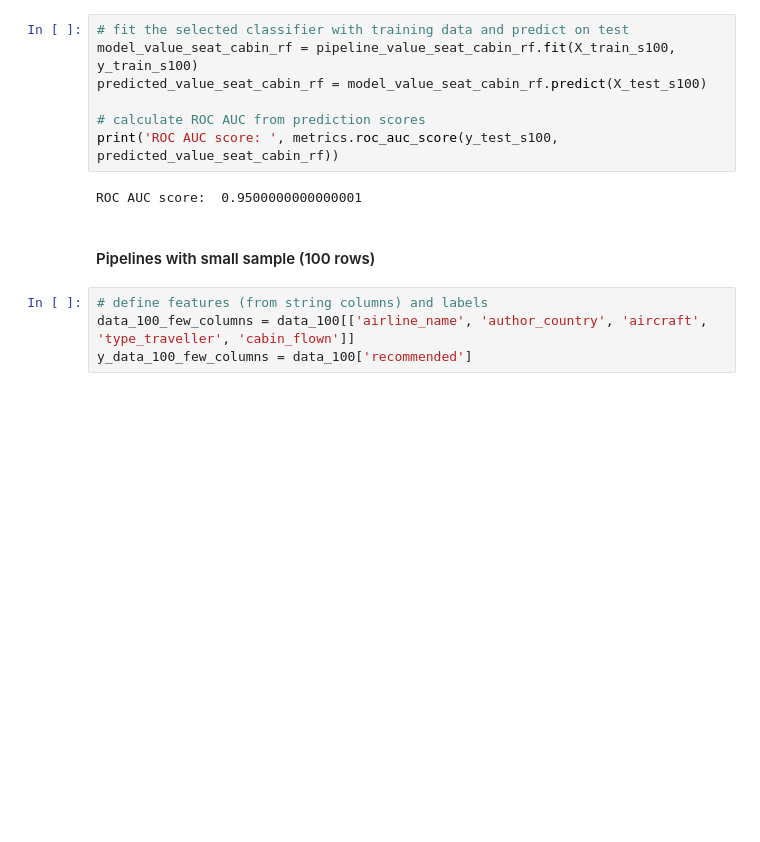
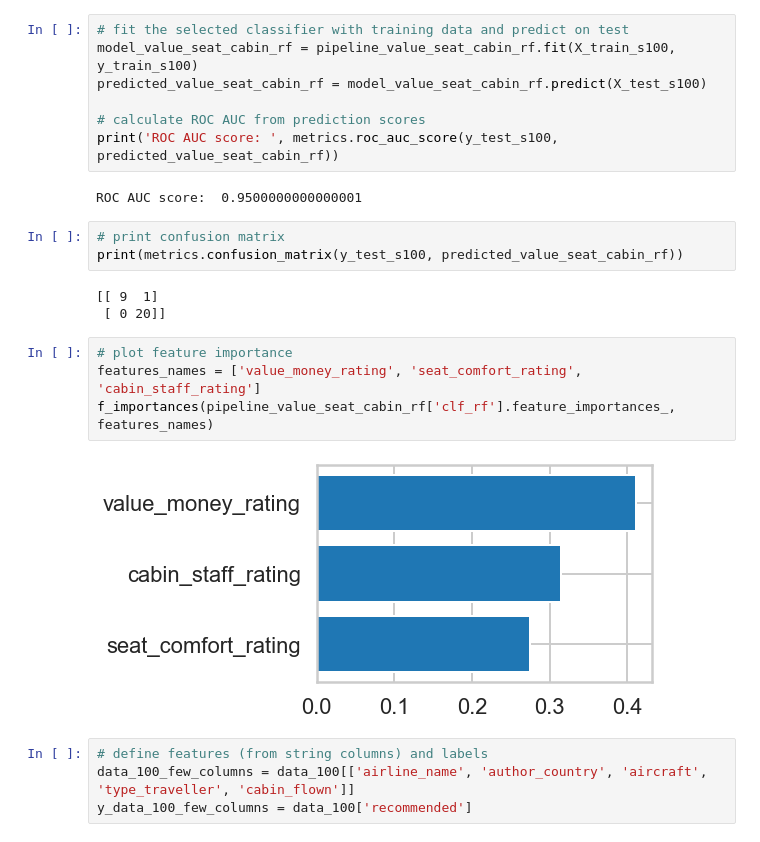
Before and after one commit to monikakrajnc/Capstone-Project-2, a Jupyter notebook: Machine_Learning.ipynb, the cells around one changed output. Drawn from its saved outputs; the diff is of its cells as text; blank space fills up the shorter version.

```diff
--- a/CP2_Naive_Bayes_V3.ipynb
+++ b/Machine_Learning.ipynb
@@ -1061,8 +1064,18 @@ predicted_value_seat_cabin_rf = model_value_seat_cabin_rf.predict(X_test_s100)
 print('ROC AUC score: ', metrics.roc_auc_score(y_test_s100, predicted_value_seat_cabin_rf))
 # %% [output]
 ROC AUC score:  0.9500000000000001
-# %% [markdown]
-#### Pipelines with small sample (100 rows)
+# %%
+# print confusion matrix
+print(metrics.confusion_matrix(y_test_s100, predicted_value_seat_cabin_rf))
+# %% [output]
+[[ 9  1]
+ [ 0 20]]
+# %%
+# plot feature importance
+features_names = ['value_money_rating', 'seat_comfort_rating', 'cabin_staff_rating']
+f_importances(pipeline_value_seat_cabin_rf['clf_rf'].feature_importances_, features_names)
+# %% [output]
+[figure, added]
 # %%
 # define features (from string columns) and labels
 data_100_few_columns = data_100[['airline_name', 'author_country', 'aircraft', 'type_traveller', 'cabin_flown']]
```
Also changed, not shown: parts of 65 cells of this notebook, 1 other file.
